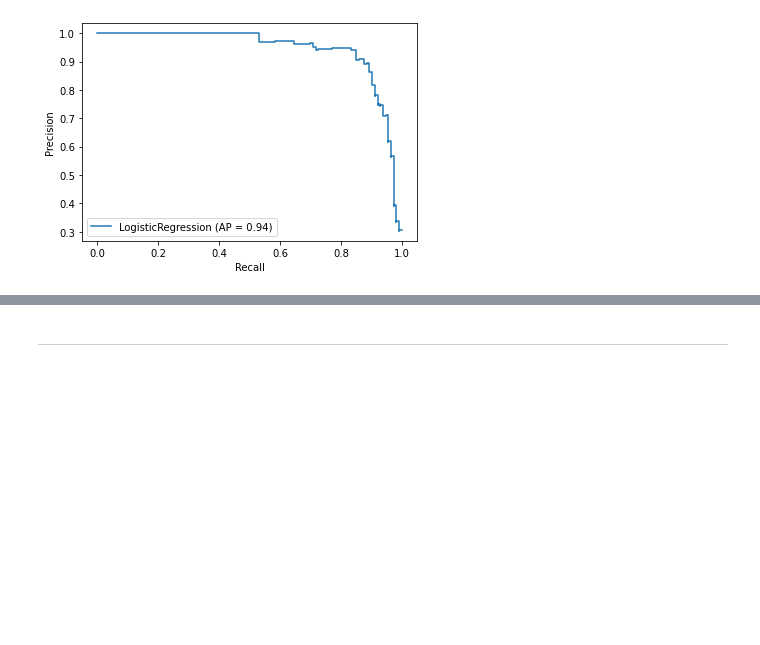
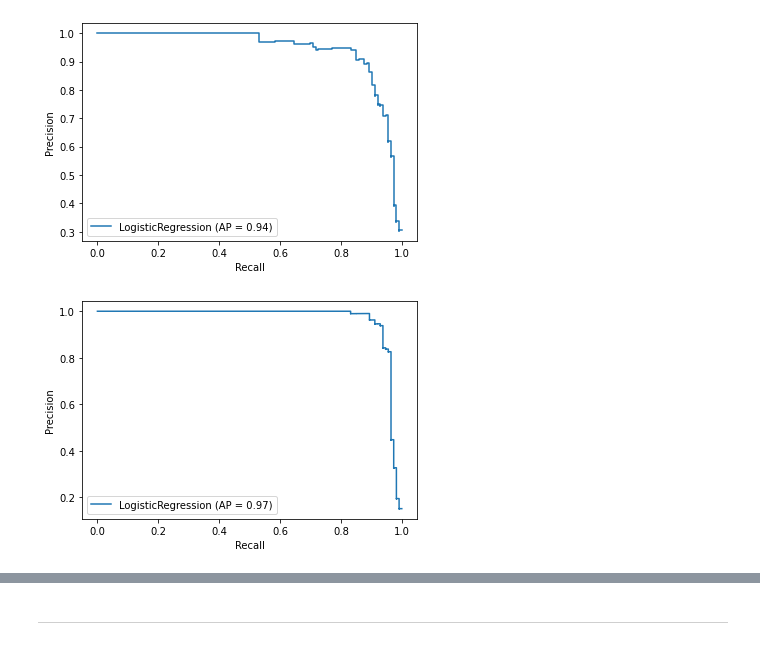
Before and after one commit to BigBangData/NaturalLanguageProcessing, a Jupyter notebook: TextAnalyticsWithR/08_ComparingRepresentations.ipynb, the cells around one changed output, grey strips where cells are left out. Drawn from its saved outputs; the diff is of its cells as text; code cells hidden in the pictures; blank space fills up the shorter version.

```diff
--- a/TextAnalyticsWithR/08_ComparingRepresentations.ipynb
+++ b/TextAnalyticsWithR/08_ComparingRepresentations.ipynb
@@ -235,6 +257,10 @@ plot_PR(X_train_svd_scaled, y_train)
 plot_PR(X_train_svd_feat, y_train)
 # %% [output]
 [figure]
+# %%
+plot_PR(X_train_svd_doclen, y_train)
+# %% [output]
+[figure, added]
 # %%
 mins, secs = divmod(time.time() - start_time, 60)
 print(f'Time elapsed: {mins:0.0f} m {secs:0.0f} s')
```
Also changed, not shown: parts of 5 cells of this notebook, 1 other file.
